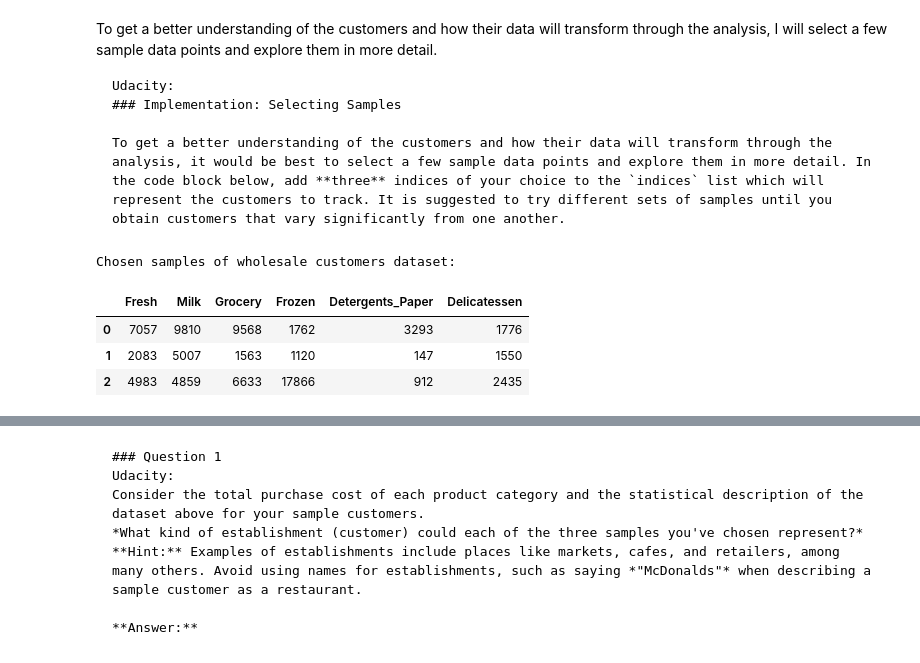
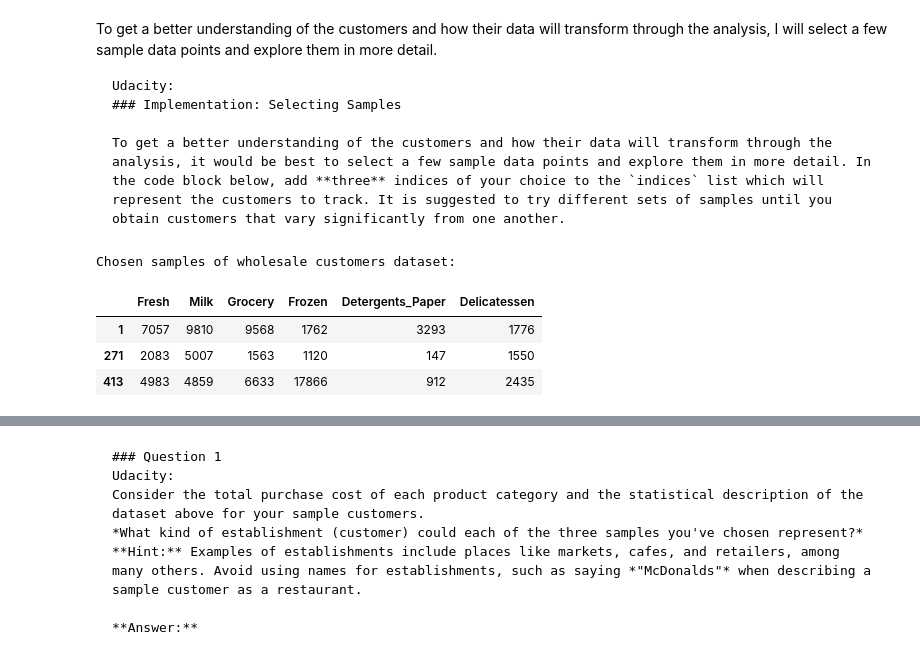
Before and after one commit to ucaiado/Customer_Segments, a Jupyter notebook: customer_segments.ipynb, the cells around one changed output, grey strips where cells are left out. Drawn from its saved outputs; the diff is of its cells as text; code cells hidden in the pictures.

```diff
--- a/customer_segments.ipynb
+++ b/customer_segments.ipynb
@@ -132,14 +103,15 @@ To get a better understanding of the customers and how their data will transform
 # %%
 # TODO: Select three indices of your choice you wish to sample from the dataset
 indices = [1, 271, 413]
 
 # Create a DataFrame of the chosen samples
 samples = pd.DataFrame(data.loc[indices], columns = data.keys()).reset_index(drop = True)
+samples.index = indices
 print "Chosen samples of wholesale customers dataset:"
 display(samples)
 # %% [output]
 Chosen samples of wholesale customers dataset:
 |  | Fresh | Milk | Grocery | Frozen | Detergents_Paper | Delicatessen |
-| 0 | 7057 | 9810 | 9568 | 1762 | 3293 | 1776 |
-| 1 | 2083 | 5007 | 1563 | 1120 | 147 | 1550 |
-| 2 | 4983 | 4859 | 6633 | 17866 | 912 | 2435 |
+| 1 | 7057 | 9810 | 9568 | 1762 | 3293 | 1776 |
+| 271 | 2083 | 5007 | 1563 | 1120 | 147 | 1550 |
+| 413 | 4983 | 4859 | 6633 | 17866 | 912 | 2435 |
```
Also changed, not shown: parts of 9 cells of this notebook, 3 other files.
